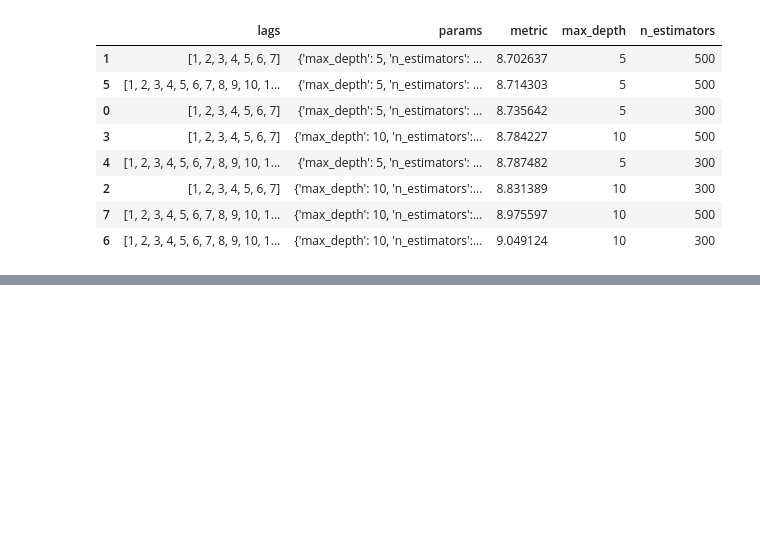
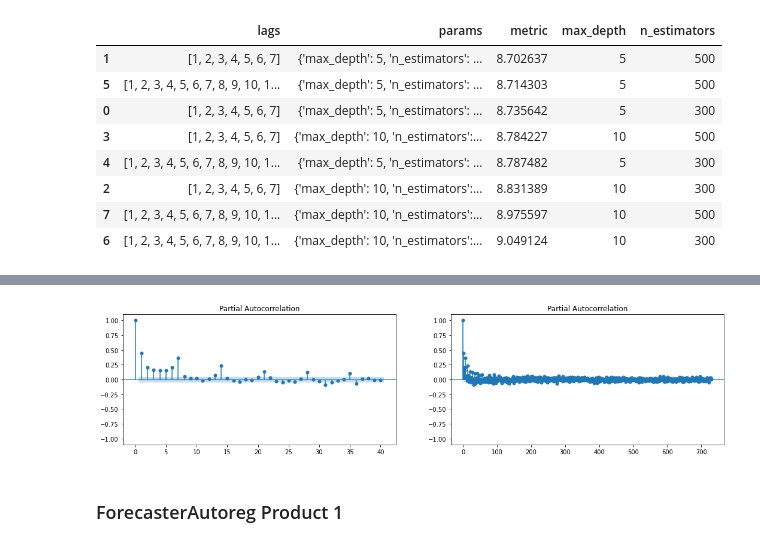
Before and after one commit to JoaquinAmatRodrigo/skforecast, a Jupyter notebook: dev/develop/skforecast_ForecasterAutoregMultiSeries_hyperparameters.ipynb, the cells around one changed output, grey strips where cells are left out. Cells and saved outputs as stored; diff of their text form; code cells hidden in the pictures; blank space fills up the shorter version.

```diff
--- a/dev/develop/skforecast_ForecasterAutoregMultiSeries_hyperparameters.ipynb
+++ b/dev/develop/skforecast_ForecasterAutoregMultiSeries_hyperparameters.ipynb
@@ -1661,0 +1797,14 @@ Number of models compared: 8.
+# %%
+# Partial autocorrelation plot
+# ==============================================================================
+fig, axes = plt.subplots(nrows=1, ncols=2, figsize=(18, 4))
+axes = axes.flat
+plot_pacf(data['1'], ax=axes[0], lags=40, method='ywm',  linewidth = 1)
+axes[0].set_ylim(-1.1, 1.1)
+plot_pacf(data['1'], ax=axes[1], lags=730, method='ywm',  linewidth = 1)
+axes[1].set_ylim(-1.1, 1.1)
+plt.show();
+# %% [output]
+[figure, added]
+# %% [markdown]
+### ForecasterAutoreg Product 1
```
Also changed, not shown: parts of 79 cells of this notebook, 7 other files.
